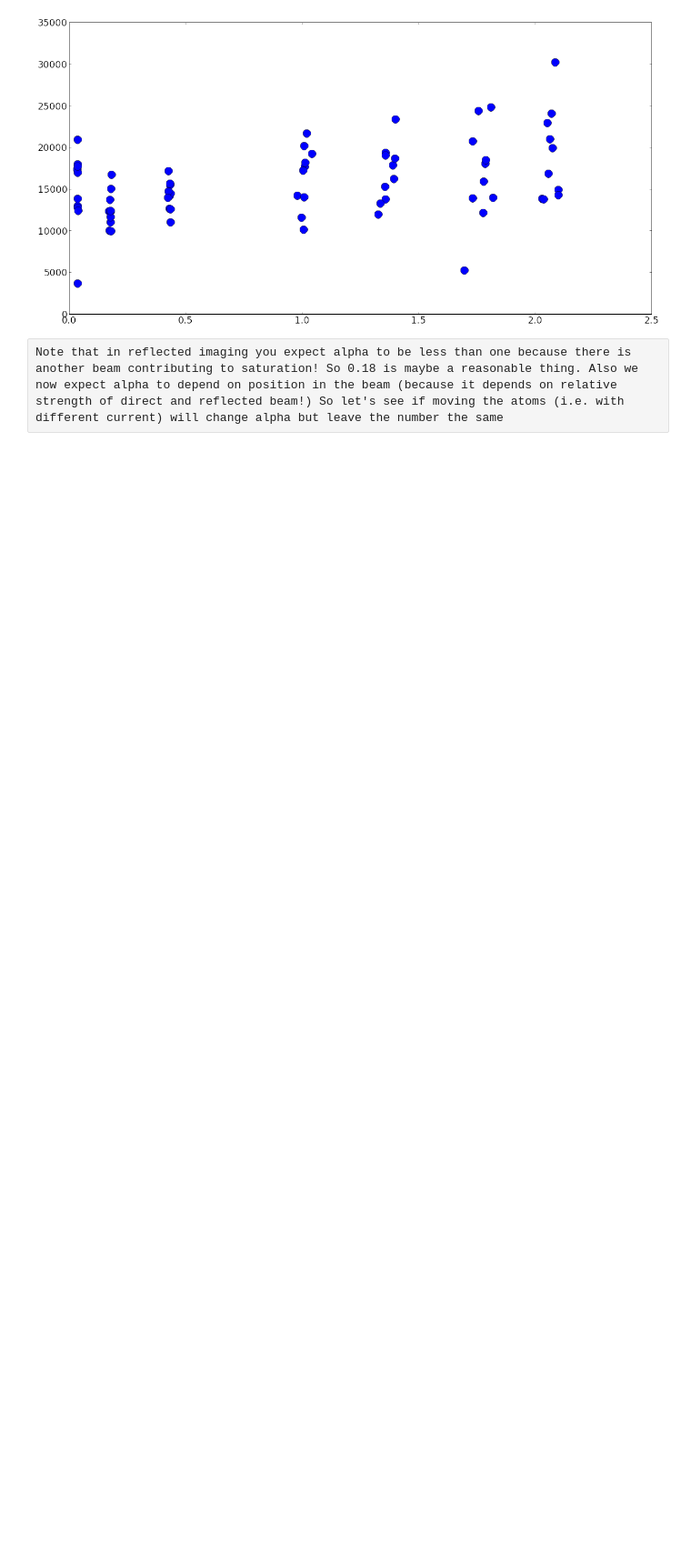
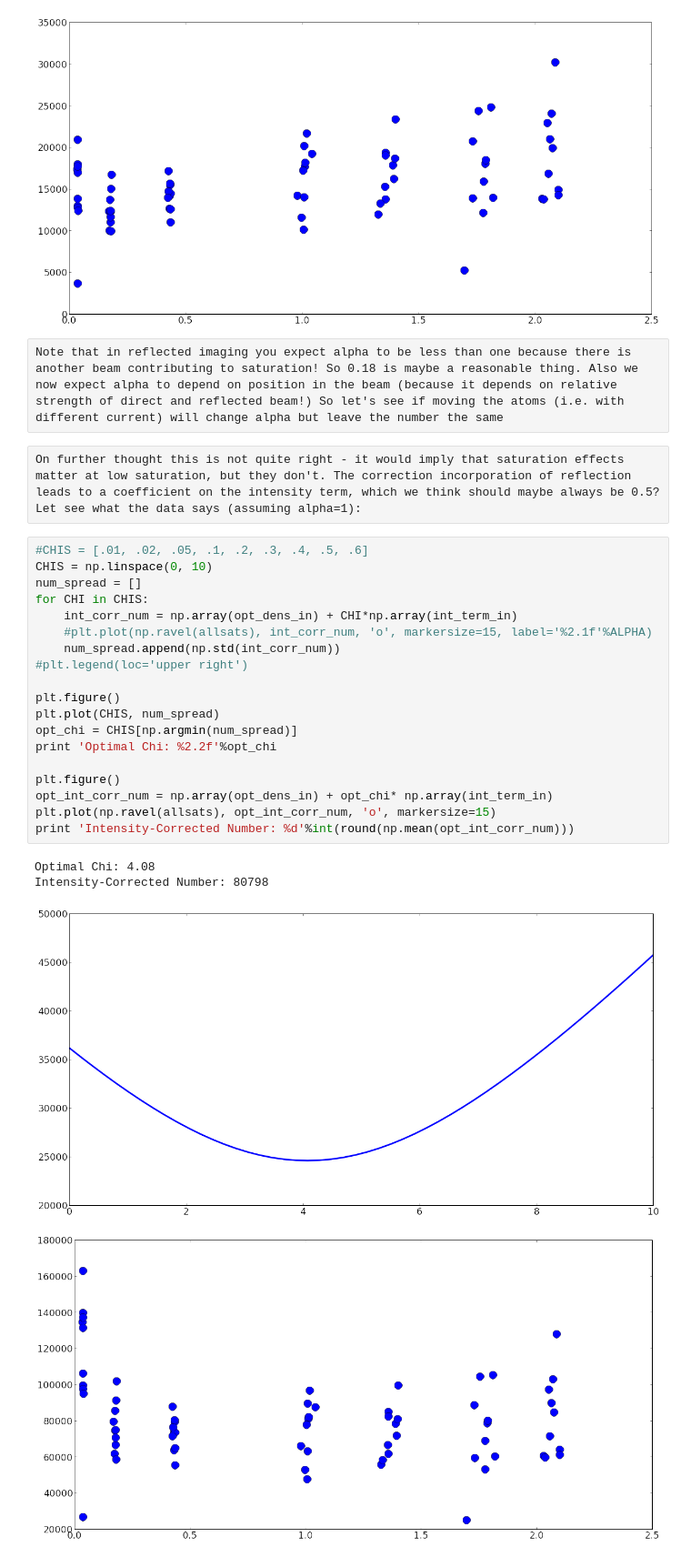
Before and after one commit to levlab-atomchip/BECy_stats, a Jupyter notebook: notebooks/high_mag_saturation.ipynb, the cells around one changed output. Shown at 91% size. Drawn from its saved outputs; the diff is of its cells as text; blank space fills up the shorter version.

Commit message:
notebook for calculating saturation and alpha for low mag

```diff
--- a/notebooks/high_mag_saturation.ipynb
+++ b/notebooks/high_mag_saturation.ipynb
@@ -134,3 +134,29 @@ Intensity-Corrected Number: 15805
 [figure]
 # %% [raw]
 Note that in reflected imaging you expect alpha to be less than one because there is another beam contributing to saturation! So 0.18 is maybe a reasonable thing. Also we now expect alpha to depend on position in the beam (because it depends on relative strength of direct and reflected beam!) So let's see if moving the atoms (i.e. with different current) will change alpha but leave the number the same
+# %% [raw]
+On further thought this is not quite right - it would imply that saturation effects matter at low saturation, but they don't. The correction incorporation of reflection leads to a coefficient on the intensity term, which we think should maybe always be 0.5? Let see what the data says (assuming alpha=1):
+# %%
+#CHIS = [.01, .02, .05, .1, .2, .3, .4, .5, .6]
+CHIS = np.linspace(0, 10)
+num_spread = []
+for CHI in CHIS:
+    int_corr_num = np.array(opt_dens_in) + CHI*np.array(int_term_in)
+    #plt.plot(np.ravel(allsats), int_corr_num, 'o', markersize=15, label='%2.1f'%ALPHA)
+    num_spread.append(np.std(int_corr_num))
+#plt.legend(loc='upper right')
+
+plt.figure()
+plt.plot(CHIS, num_spread)
+opt_chi = CHIS[np.argmin(num_spread)]
+print 'Optimal Chi: %2.2f'%opt_chi
+
+plt.figure()
+opt_int_corr_num = np.array(opt_dens_in) + opt_chi* np.array(int_term_in)
+plt.plot(np.ravel(allsats), opt_int_corr_num, 'o', markersize=15)
+print 'Intensity-Corrected Number: %d'%int(round(np.mean(opt_int_corr_num)))
+# %% [output]
+Optimal Chi: 4.08
+Intensity-Corrected Number: 80798
+[figure, added]
+[figure, added]
```
